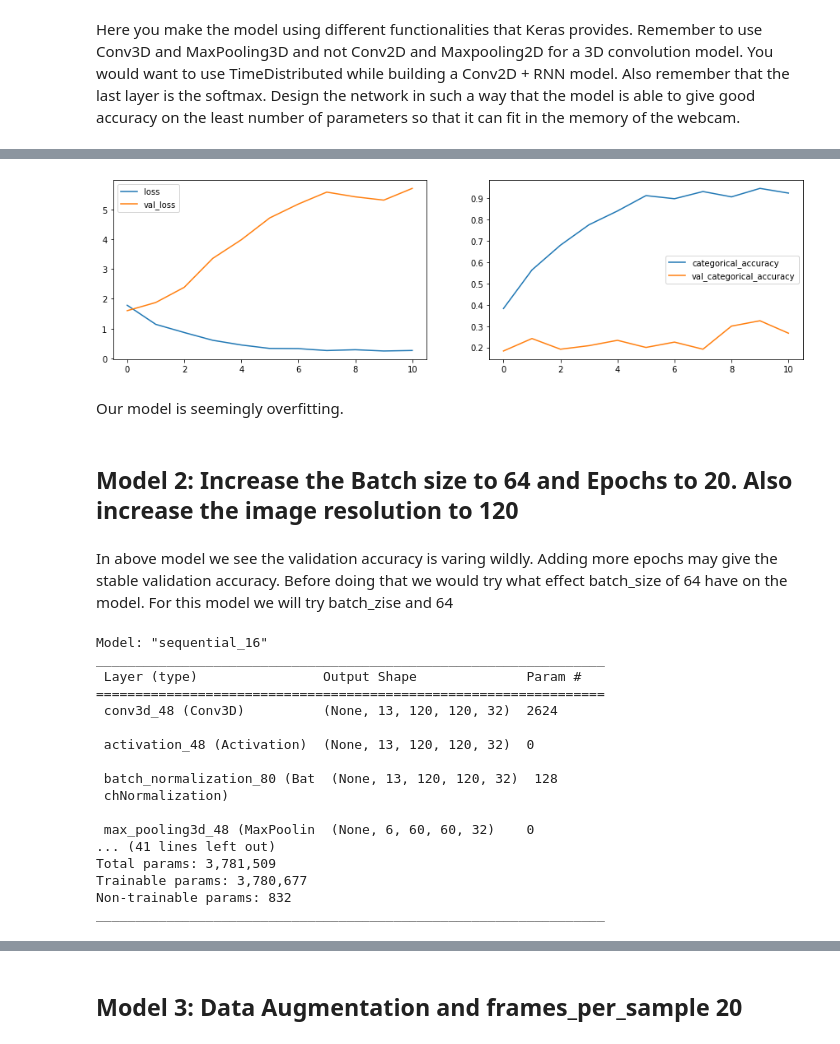
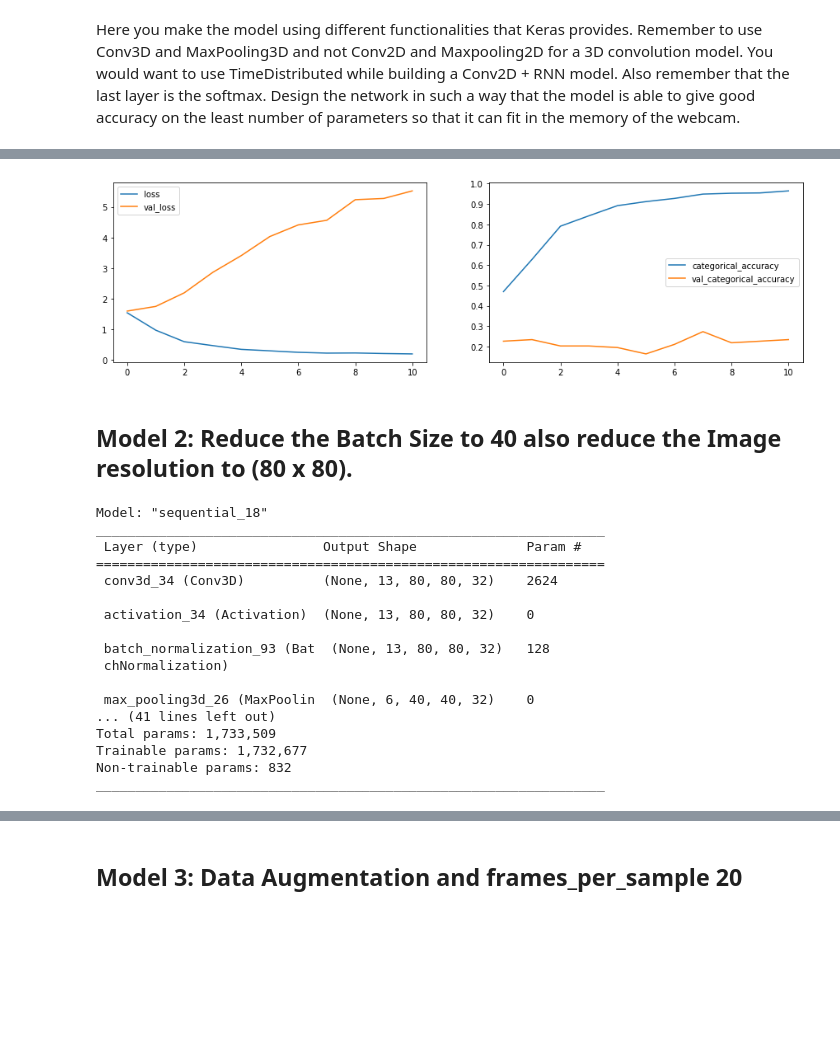
Before and after one commit to prash130/gesture_recognition_with_CNN, a Jupyter notebook: Neural_Nets_Project_Starter_Code.ipynb, the cells around one changed output, grey strips where cells are left out. Cells and saved outputs as stored; diff of their text form; code cells hidden in the pictures; blank space fills up the shorter version.

```diff
--- a/Neural_Nets_Project_Starter_Code.ipynb
+++ b/Neural_Nets_Project_Starter_Code.ipynb
@@ -277,13 +279,9 @@ Epoch 00011: early stopping
 # %%
-plot(training_output_model1)
+plot(training_output_model2)
 # %% [output]
-[figure, old version]
+[figure, new version]
-# %% [markdown]
-Our model is seemingly overfitting.
 # %% [markdown]
-## Model 2: Increase the Batch size to 64 and Epochs to 20. Also increase the image resolution to 120
+## Model 2:  Reduce the Batch Size to 40 also reduce the Image resolution to (80 x 80).
-# %% [markdown]
-In above model we see the validation accuracy is varing wildly. Adding more epochs may give the stable validation accuracy. Before doing that we would try what effect batch_size of 64 have on the model. For this model we will try batch_zise and 64
 # %%
 
 class Model2(ModelBuilder):
@@ -324,26 +322,26 @@ class Model2(ModelBuilder):
 # %%
 conv_model2_obj=Model2()
 conv_model2_obj.initialize_path(project_folder)
-conv_model2_obj.initialize_image_properties(image_height=120,image_width=120)
-conv_model2_obj.initialize_hyperparams(frames_to_sample=13,batch_size=64,num_epochs=20)
+conv_model2_obj.initialize_image_properties(image_height=80,image_width=80)
+conv_model2_obj.initialize_hyperparams(frames_to_sample=13,batch_size=40,num_epochs=15)
 conv_model2_model=conv_model2_obj.define_model()
 conv_model2_model.summary()
 # %% [output]
-Model: "sequential_16"
+Model: "sequential_18"
 _________________________________________________________________
  Layer (type)                Output Shape              Param #
 =================================================================
- conv3d_48 (Conv3D)          (None, 13, 120, 120, 32)  2624
+ conv3d_34 (Conv3D)          (None, 13, 80, 80, 32)    2624
 
- activation_48 (Activation)  (None, 13, 120, 120, 32)  0
+ activation_34 (Activation)  (None, 13, 80, 80, 32)    0
 
- batch_normalization_80 (Bat  (None, 13, 120, 120, 32)  128
+ batch_normalization_93 (Bat  (None, 13, 80, 80, 32)   128
  chNormalization)
 
- max_pooling3d_48 (MaxPoolin  (None, 6, 60, 60, 32)    0
+ max_pooling3d_26 (MaxPoolin  (None, 6, 40, 40, 32)    0
 ... (41 lines left out)
-Total params: 3,781,509
-Trainable params: 3,780,677
+Total params: 1,733,509
+Trainable params: 1,732,677
 Non-trainable params: 832
 _________________________________________________________________
 # %%
```
Also changed, not shown: parts of 32 cells of this notebook.
